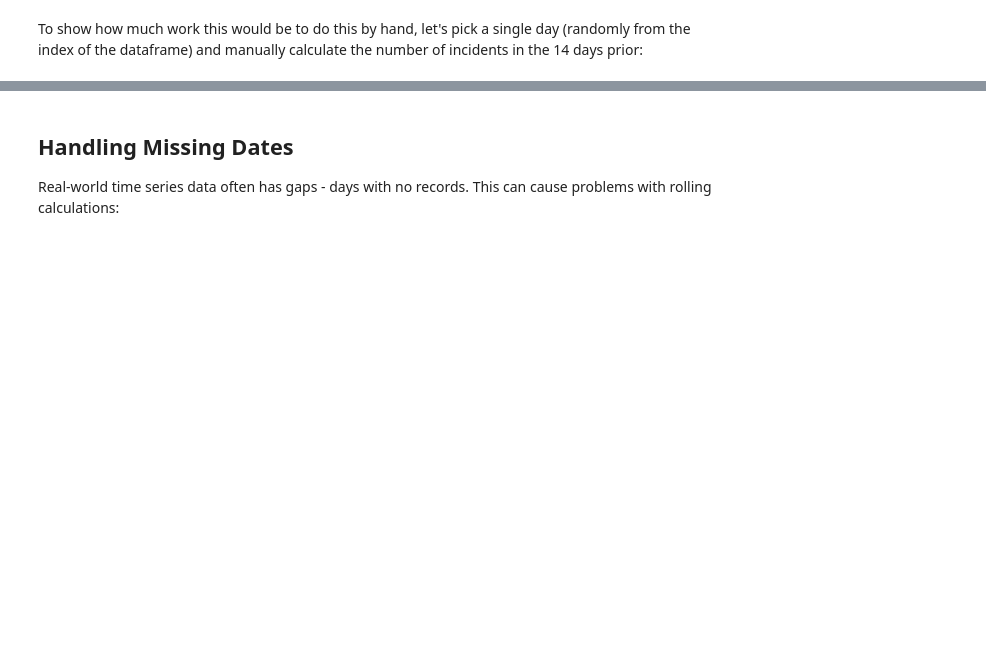
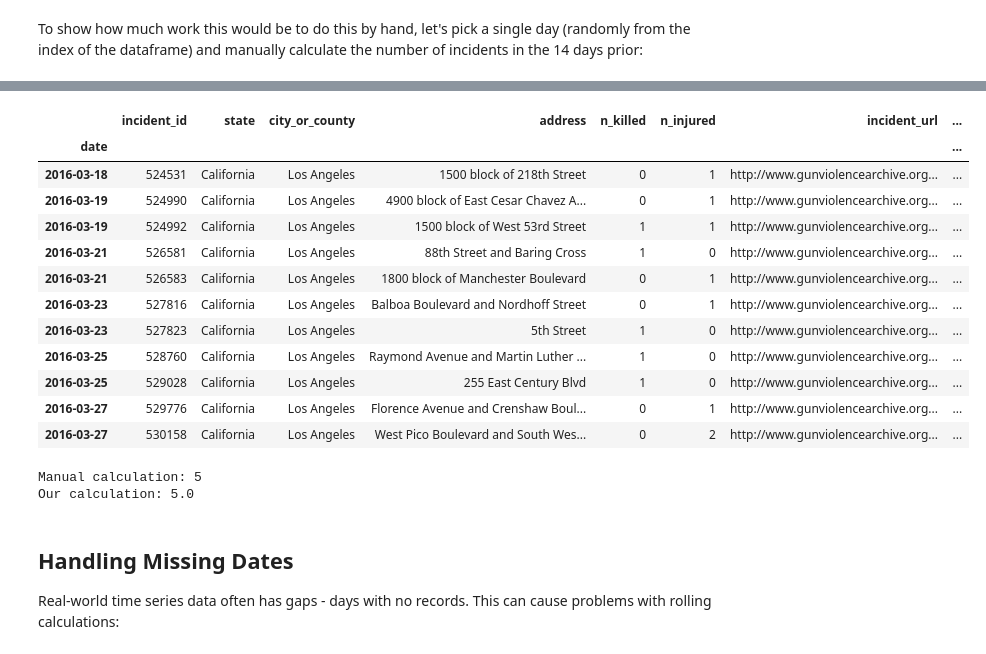
Before and after one commit to ChapmanMSBA/bus675_s26, a Jupyter notebook: lectures/Lecture_06_Time_Series_Geospatial.ipynb, the cells around one changed output, grey strips where cells are left out. Saved outputs shown, nothing was run; the diff lists cells and outputs as text; code cells hidden in the pictures; blank space fills up the shorter version.

```diff
--- a/lectures/Lecture_06_Time_Series_Geospatial.ipynb
+++ b/lectures/Lecture_06_Time_Series_Geospatial.ipynb
@@ -480,6 +480,11 @@ Time series data is everywhere in business: sales over time, customer activity p
 ## Loading Gun Violence Archive Time Series Data
 
 Let's load data from the Gun Violence Archive:
+# %%
+pd.set_option('display.max_columns', None)
+pd.set_option('display.width', 1000)
+pd.set_option('display.max_colwidth', None)
+pd.set_option('display.max_rows', 50)
 # %%
 # Load real-world incident data from feather format
 incidents_df = pd.read_feather('../data/gva.feather')
@@ -632,0 +704,16 @@ print(f"Our calculation: {LA_incidents_df['n_killed_last_14_days'].iloc[50]}")
+# %%
+LA_incidents_df.loc[mask,:]
+# %% [output]
+|  | incident_id | state | city_or_county | address | n_killed | n_injured | incident_url | ... |
+| date |  |  |  |  |  |  |  | ... |
+| 2016-03-18 | 524531 | California | Los Angeles | 1500 block of 218th Street | 0 | 1 | http://www.gunviolencearchive.org... | ... |
+| 2016-03-19 | 524990 | California | Los Angeles | 4900 block of East Cesar Chavez A... | 0 | 1 | http://www.gunviolencearchive.org... | ... |
+| 2016-03-19 | 524992 | California | Los Angeles | 1500 block of West 53rd Street | 1 | 1 | http://www.gunviolencearchive.org... | ... |
+| 2016-03-21 | 526581 | California | Los Angeles | 88th Street and Baring Cross | 1 | 0 | http://www.gunviolencearchive.org... | ... |
+| 2016-03-21 | 526583 | California | Los Angeles | 1800 block of Manchester Boulevard | 0 | 1 | http://www.gunviolencearchive.org... | ... |
+| 2016-03-23 | 527816 | California | Los Angeles | Balboa Boulevard and Nordhoff Street | 0 | 1 | http://www.gunviolencearchive.org... | ... |
+| 2016-03-23 | 527823 | California | Los Angeles | 5th Street | 1 | 0 | http://www.gunviolencearchive.org... | ... |
+| 2016-03-25 | 528760 | California | Los Angeles | Raymond Avenue and Martin Luther ... | 1 | 0 | http://www.gunviolencearchive.org... | ... |
+| 2016-03-25 | 529028 | California | Los Angeles | 255 East Century Blvd | 1 | 0 | http://www.gunviolencearchive.org... | ... |
+| 2016-03-27 | 529776 | California | Los Angeles | Florence Avenue and Crenshaw Boul... | 0 | 1 | http://www.gunviolencearchive.org... | ... |
+| 2016-03-27 | 530158 | California | Los Angeles | West Pico Boulevard and South Wes... | 0 | 2 | http://www.gunviolencearchive.org... | ... |
@@ -633,3 +722,10 @@ print(f"Our calculation: {LA_incidents_df['n_killed_last_14_days'].iloc[50]}")
+# %%
+
+print(f"Manual calculation: {manual_count}")
+print(f"Our calculation: {LA_incidents_df['n_killed_last_14_days'].iloc[50]}")
+# %% [output]
+Manual calculation: 5
+Our calculation: 5.0
 # %% [markdown]
 ## Handling Missing Dates
 
```
Also changed, not shown: parts of 24 cells of this notebook, 3 other files.
